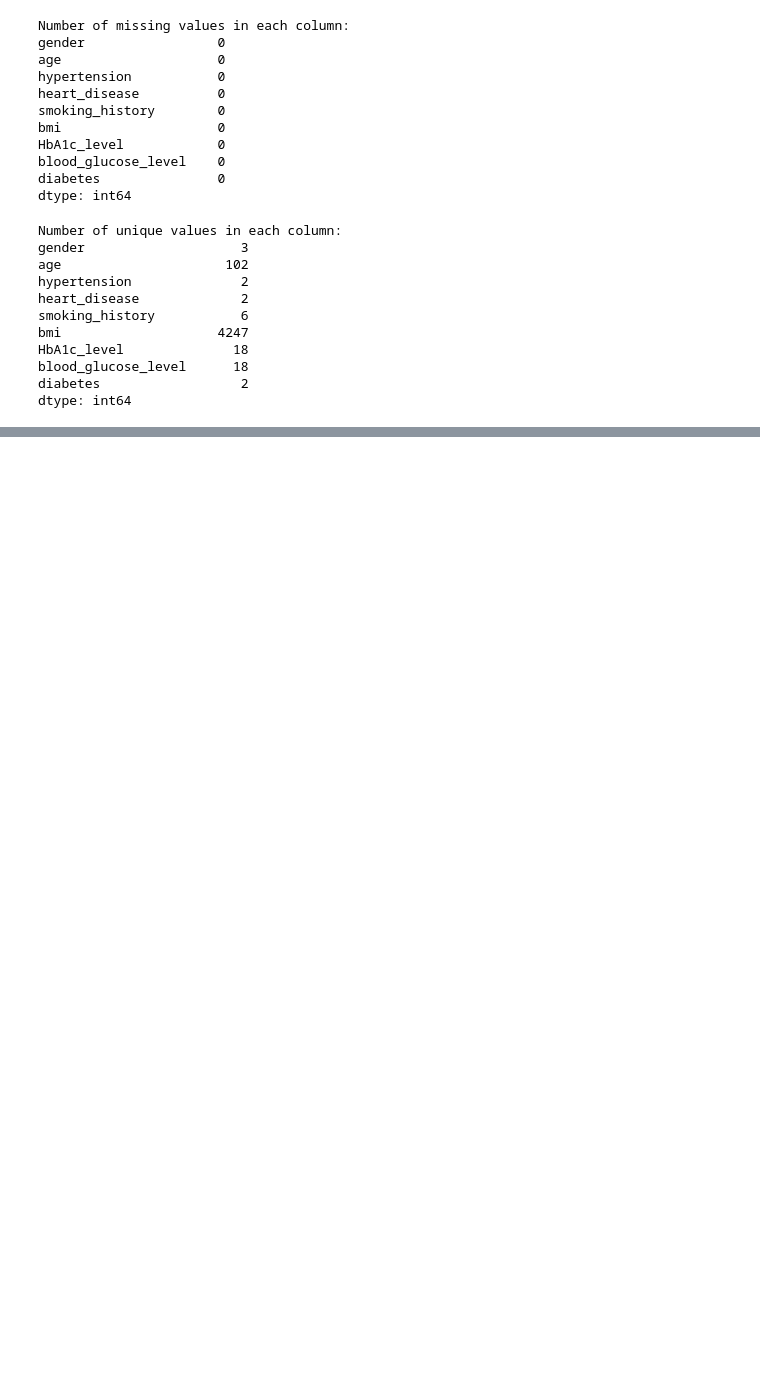
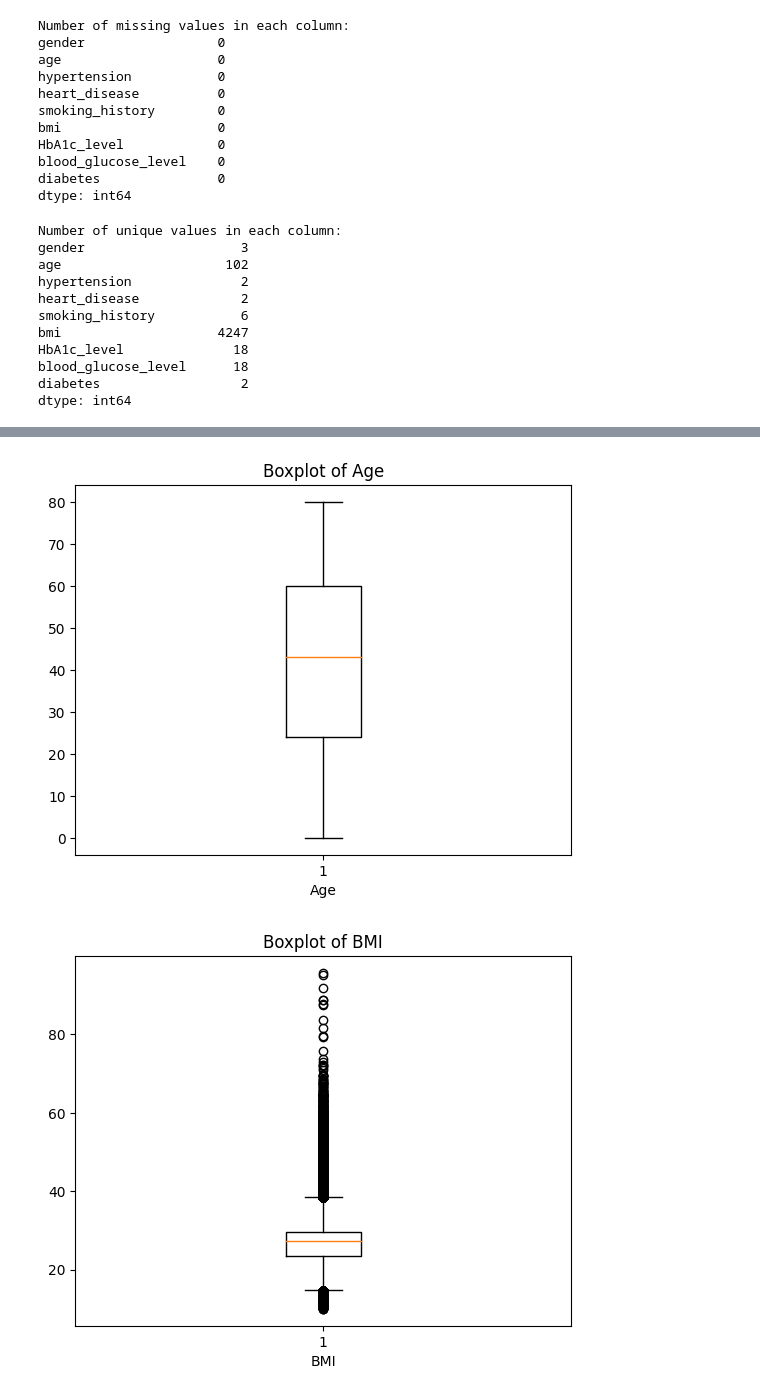
Before and after one commit to rezaldii/Diabetes-prediction, a Jupyter notebook: Diabetes-prediction.ipynb, the cells around one changed output, grey strips where cells are left out. Drawn from its saved outputs; the diff is of its cells as text; code cells hidden in the pictures; blank space fills up the shorter version.

```diff
--- a/Diabetes-prediction.ipynb
+++ b/Diabetes-prediction.ipynb
@@ -131,0 +194,21 @@ Name: count, dtype: int64
+# %%
+# Boxplot untuk variabel usia (age)
+plt.boxplot(data['age'])
+plt.xlabel('Age')
+plt.title('Boxplot of Age')
+plt.show()
+
+# Boxplot untuk variabel indeks massa tubuh (bmi)
+plt.boxplot(data['bmi'])
+plt.xlabel('BMI')
+plt.title('Boxplot of BMI')
+plt.show()
+
+# Boxplot untuk variabel tingkat glukosa darah (blood_glucose_level)
+plt.boxplot(data['blood_glucose_level'])
+plt.xlabel('Blood Glucose Level')
+plt.title('Boxplot of Blood Glucose Level')
+plt.show()
+# %% [output]
+[figure, added]
+[figure, added]
```
Also changed, not shown: parts of 16 cells of this notebook.
